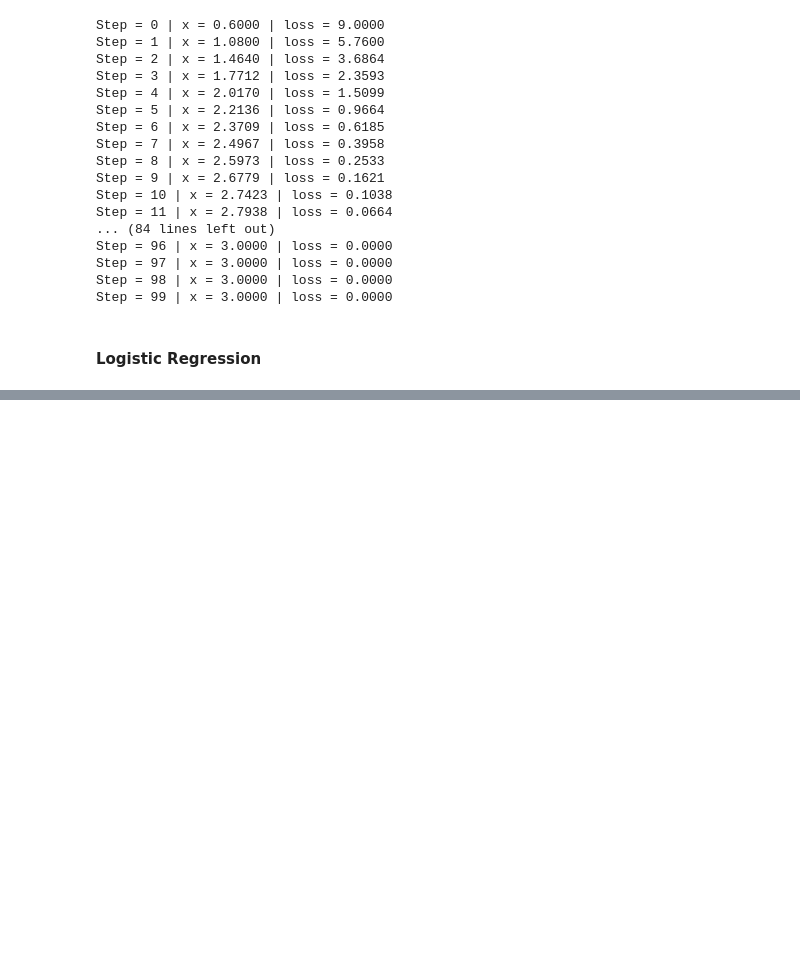
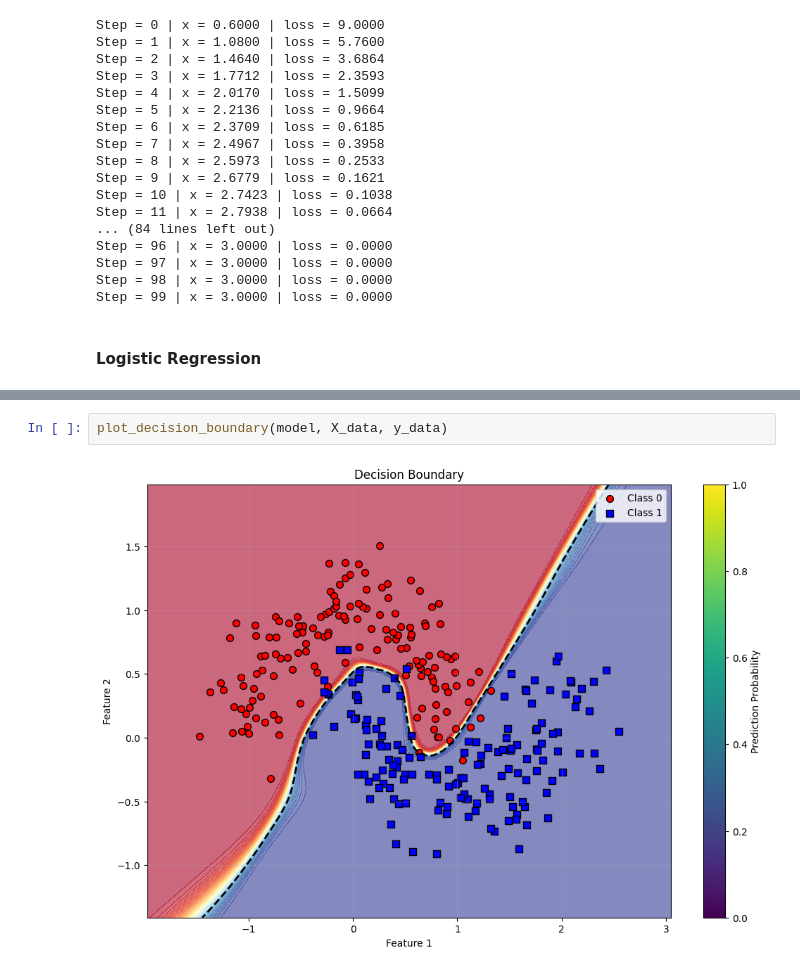
Before and after one commit to arvinsingh/toyGrad, a Jupyter notebook: example/Experiment.ipynb, the cells around one changed output, grey strips where cells are left out. Cells and saved outputs as stored; diff of their text form; blank space fills up the shorter version.

```diff
--- a/example/Experiment.ipynb
+++ b/example/Experiment.ipynb
@@ -211,0 +348,4 @@ Epoch: 499 | Loss: 0.0042
+# %%
+plot_decision_boundary(model, X_data, y_data)
+# %% [output]
+[figure, added]
```
Also changed, not shown: parts of 13 cells of this notebook.
